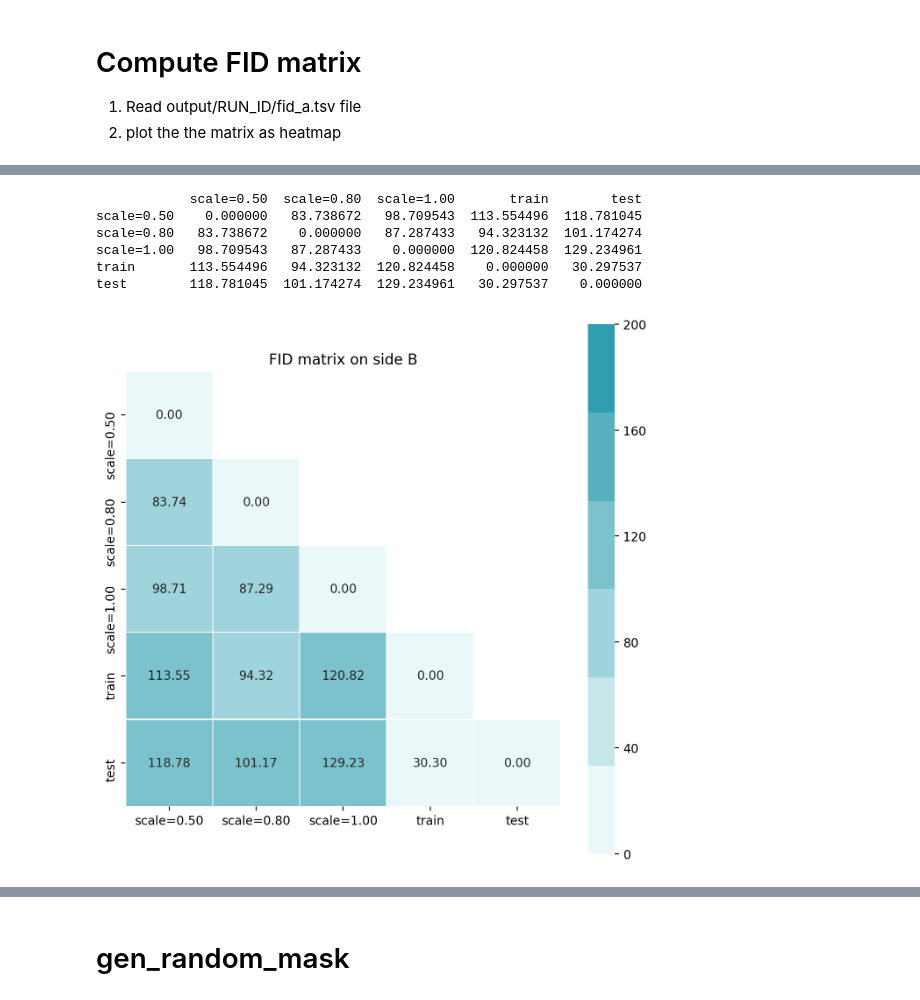
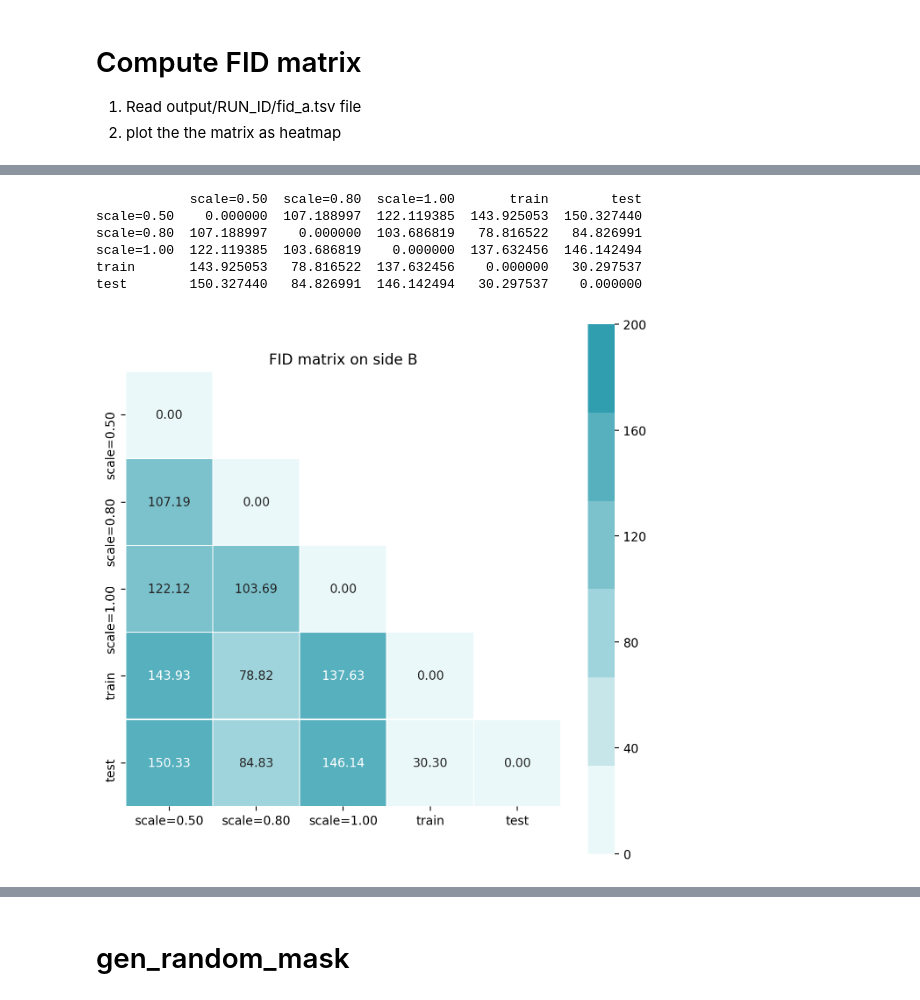
Before and after one commit to minfawang/mask-cgan, a Jupyter notebook: explore.ipynb, the cells around one changed output, grey strips where cells are left out. Cells and saved outputs as stored; diff of their text form; code cells hidden in the pictures.

Commit message:
visualizations for final report

```diff
--- a/explore.ipynb
+++ b/explore.ipynb
@@ -95,13 +95,13 @@ test        205.691788  186.958046  186.463128   87.905181    0.000000
 # %%
-run_id = 'mask_horse2zebra_h128_nres=3_simpled'
+run_id = 'p80mask_horse2zebra_h128_nres=3_simpled'
 side = 'B'
 
 plot_fid_heatmap(run_id, side=side)
 # %% [output]
             scale=0.50  scale=0.80  scale=1.00       train        test
-scale=0.50    0.000000   83.738672   98.709543  113.554496  118.781045
-scale=0.80   83.738672    0.000000   87.287433   94.323132  101.174274
-scale=1.00   98.709543   87.287433    0.000000  120.824458  129.234961
-train       113.554496   94.323132  120.824458    0.000000   30.297537
-test        118.781045  101.174274  129.234961   30.297537    0.000000
+scale=0.50    0.000000  107.188997  122.119385  143.925053  150.327440
+scale=0.80  107.188997    0.000000  103.686819   78.816522   84.826991
+scale=1.00  122.119385  103.686819    0.000000  137.632456  146.142494
+train       143.925053   78.816522  137.632456    0.000000   30.297537
+test        150.327440   84.826991  146.142494   30.297537    0.000000
-[figure, old version]
+[figure, new version]
```
Also changed, not shown: parts of 7 cells of this notebook, 1 other file.
